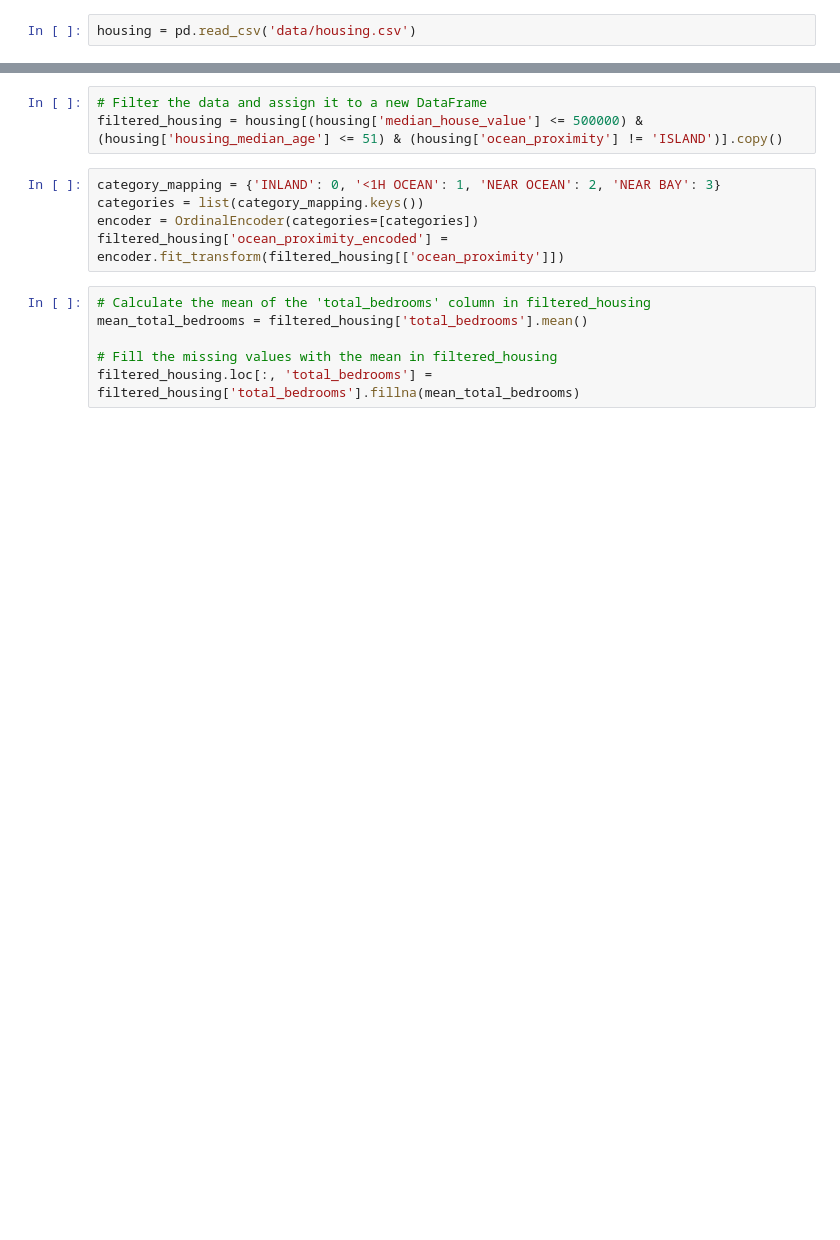
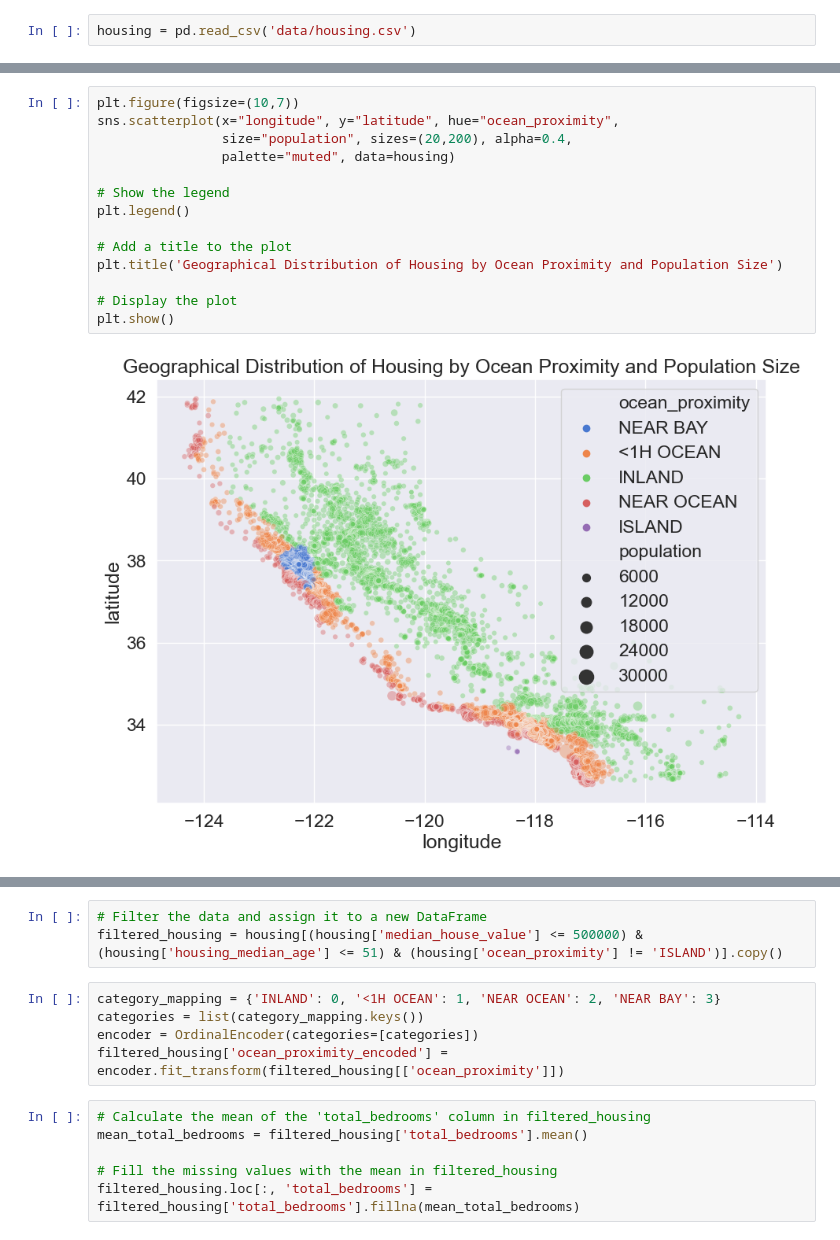
Before and after one commit to 5teef/Housing-AI, a Jupyter notebook: kunskapskontroll_houseprices.ipynb, the cells around one changed output, grey strips where cells are left out. Saved outputs shown, nothing was run; the diff lists cells and outputs as text; blank space fills up the shorter version.

```diff
--- a/kunskapskontroll_houseprices.ipynb
+++ b/kunskapskontroll_houseprices.ipynb
@@ -30,0 +78,16 @@ housing = pd.read_csv('data/housing.csv')
+# %%
+plt.figure(figsize=(10,7))
+sns.scatterplot(x="longitude", y="latitude", hue="ocean_proximity",
+                size="population", sizes=(20,200), alpha=0.4,
+                palette="muted", data=housing)
+
+# Show the legend
+plt.legend()
+
+# Add a title to the plot
+plt.title('Geographical Distribution of Housing by Ocean Proximity and Population Size')
+
+# Display the plot
+plt.show()
+# %% [output]
+[figure, added]
```
Also changed, not shown: parts of 25 cells of this notebook, 19 other files.
